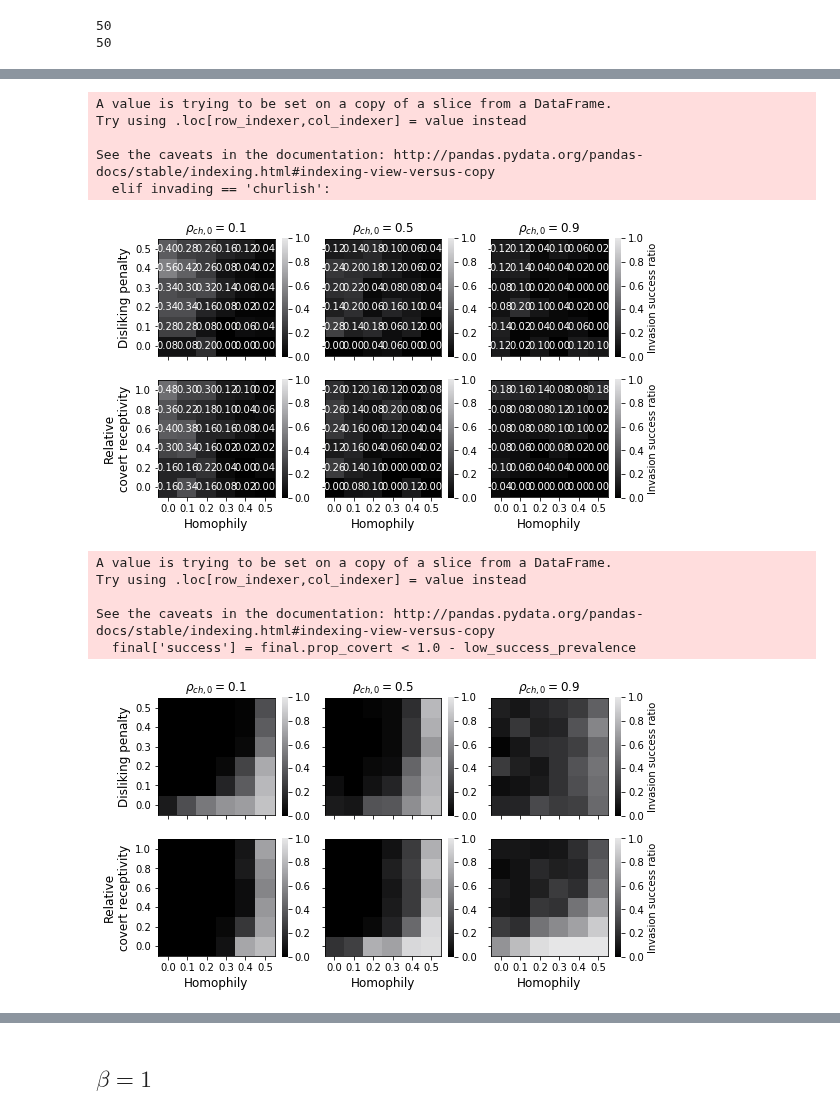
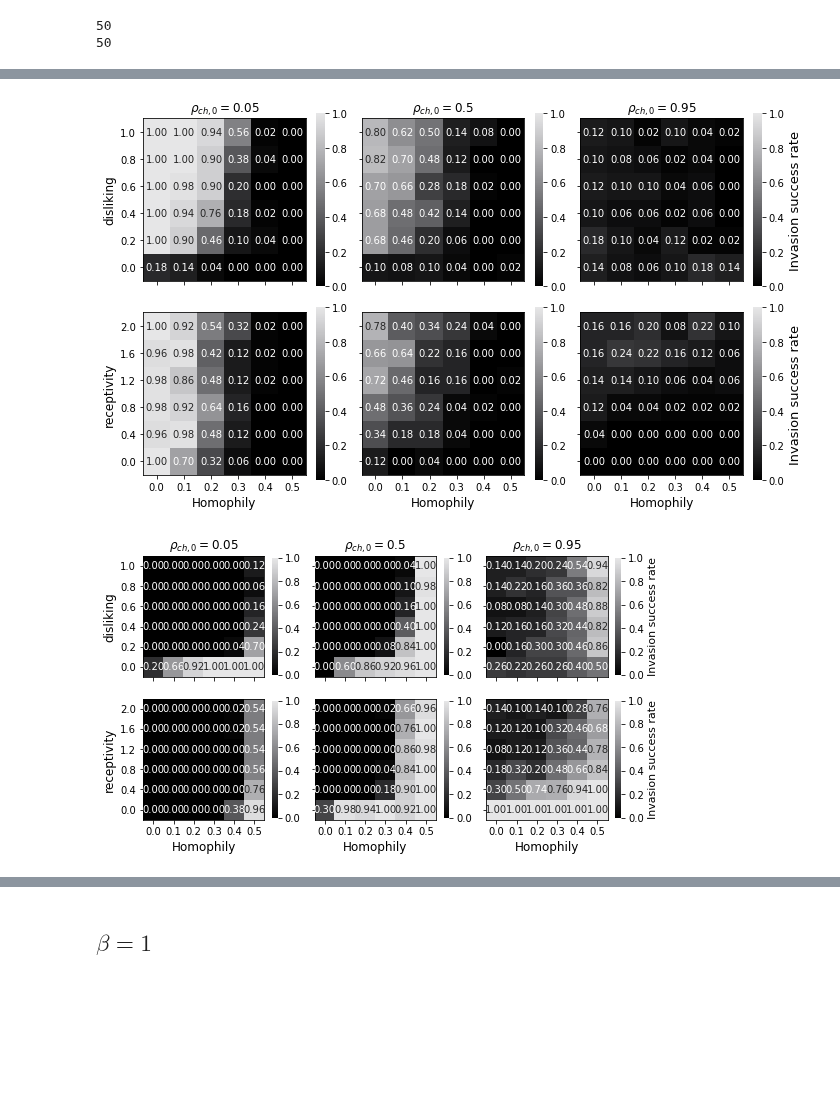
Before and after one commit to mt-digital/identity-signaling, a Jupyter notebook: notebooks/Invasion.ipynb, the cells around one changed output, grey strips where cells are left out. Drawn from its saved outputs; the diff is of its cells as text; code cells hidden in the pictures; blank space fills up the shorter version.

```diff
--- a/notebooks/Invasion.ipynb
+++ b/notebooks/Invasion.ipynb
@@ -7,20 +7,21 @@ from id_signaling.figures import invasion_heatmaps
 # %% [markdown]
 ## $\beta = 10$
 # %%
-disliking_df = pd.read_csv('../data/invasion_beta1e6_init0p10/disliking/full.csv')
-recept_df = pd.read_csv('../data/invasion_beta1e6_init0p10/receptivity/full.csv')
+disliking_df = pd.read_csv('../data/invasion/disliking/full.csv')
+recept_df = pd.read_csv('../data/invasion/receptivity/full.csv')
 # %%
 figdir = '../../papers/idsig/Figures/'
 # %%
+invading_prev = 0.05
 # Double checking number of trials in each.
 df = disliking_df
-df = df[(df.disliking == 0.1) & (df.homophily == 0.1)
-        & (df.initial_prop_churlish == 0.10) & (df.initial_prop_covert == 0.10)]
+df = df[(df.disliking == 0.2) & (df.homophily == 0.1)
+        & (df.initial_prop_churlish == invading_prev) & (df.initial_prop_covert == invading_prev)]
 print(len(df.trial_idx.unique()))
 
 df = recept_df
-df = df[(df.receptivity == 0.1) & (df.homophily == 0.1)
-        & (df.initial_prop_churlish == 0.10) & (df.initial_prop_covert == 0.10)]
+df = df[(df.receptivity == 0.2) & (df.homophily == 0.1)
+        & (df.initial_prop_churlish == invading_prev) & (df.initial_prop_covert == invading_prev)]
 
 print(len(df.trial_idx.unique()))
 # %% [output]
@@ -38,22 +40,16 @@ disliking_df.head()
 # %%
-invasion_heatmaps(disliking_df, recept_df, invading='covert',
-                  save_path=f'{figdir}/covert_invades.pdf', annot=True);
+invasion_heatmaps(disliking_df, recept_df, invading='covert', timesteps=100,
+                  save_path=f'{figdir}/covert_invades.pdf', annot=True,
+                  figsize=(10, 7),
+                  invading_prev=invading_prev,
+                  cbar_label_size=13);
 # %% [output]
-A value is trying to be set on a copy of a slice from a DataFrame.
-Try using .loc[row_indexer,col_indexer] = value instead
-
-See the caveats in the documentation: http://pandas.pydata.org/pandas-docs/stable/indexing.html#indexing-view-versus-copy
-  elif invading == 'churlish':
-[figure, old version]
+[figure, new version]
 # %%
 invasion_heatmaps(disliking_df, recept_df, invading='overt',
-                  save_path=f'{figdir}/overt_invades.pdf');
+                  save_path=f'{figdir}/overt_invades.pdf', invading_prev=invading_prev,
+                  timesteps=100, annot=True);
 # %% [output]
-A value is trying to be set on a copy of a slice from a DataFrame.
-Try using .loc[row_indexer,col_indexer] = value instead
-
-See the caveats in the documentation: http://pandas.pydata.org/pandas-docs/stable/indexing.html#indexing-view-versus-copy
-  final['success'] = final.prop_covert < 1.0 - low_success_prevalence
-[figure, old version]
+[figure, new version]
 # %%
 invasion_heatmaps(disliking_df, recept_df, invading='churlish',
```
Also changed, not shown: parts of 5 cells of this notebook, 3 other files.
